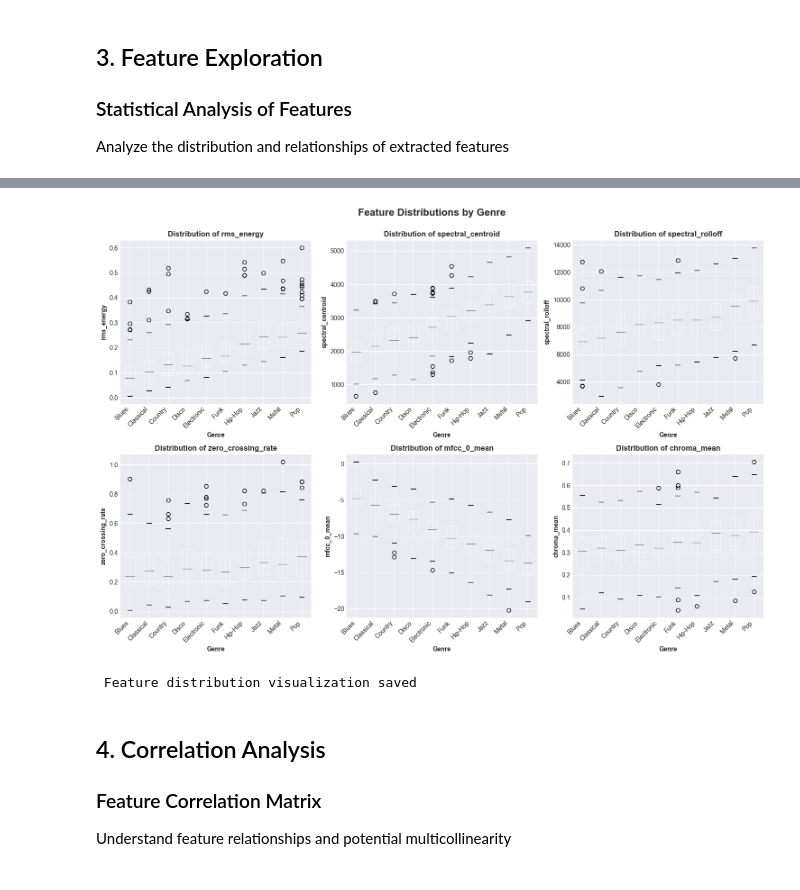
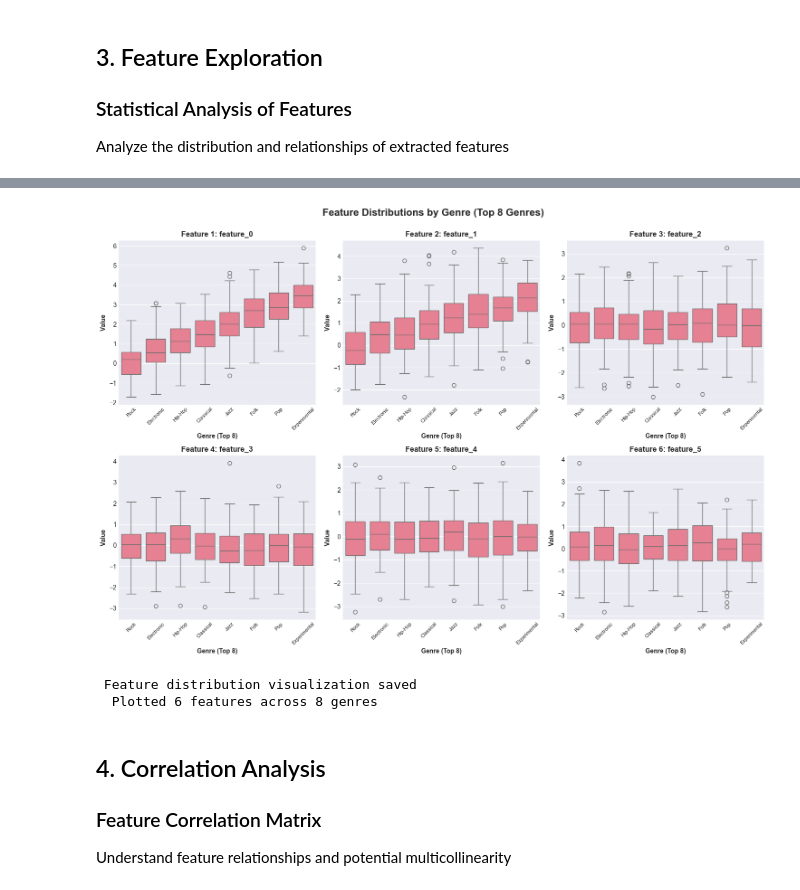
Before and after one commit to JMaestasMSU/Music_Feature_Analysis, a Jupyter notebook: notebooks/01_EDA.ipynb, the cells around one changed output, grey strips where cells are left out. Cells and saved outputs as stored; diff of their text form; code cells hidden in the pictures.

```diff
--- a/notebooks/01_EDA.ipynb
+++ b/notebooks/01_EDA.ipynb
@@ -339,29 +396,85 @@ Pop         0.398  0.105  0.125  0.705
 # %%
 # Visualize feature distributions by genre
+# Handle multi-level columns
+if isinstance(df.columns, pd.MultiIndex):
+    # Use flattened dataframe from Cell 7
+    df_viz_source = df_flat
+    # Use the feature_cols already defined in Cell 7
+else:
+    df_viz_source = df
+    # Define feature_cols if not already defined
+    if 'feature_cols' not in locals():
+        if 'rms_energy' in df.columns:
+            feature_cols = ['rms_energy', 'spectral_centroid', 'spectral_rolloff',
+                            'zero_crossing_rate', 'mfcc_0_mean', 'chroma_mean']
+        else:
+            numeric_cols = [col for col in df.columns if col not in ['genre', 'genre_idx']]
+            feature_cols = numeric_cols[:6]
+
+# Visualize feature distributions by genre
+# Handle multi-level columns
+if isinstance(df.columns, pd.MultiIndex):
+    df_viz_source = df_flat
+else:
+    df_viz_source = df
+    if 'feature_cols' not in locals():
+        if 'rms_energy' in df.columns:
+            feature_cols = ['rms_energy', 'spectral_centroid', 'spectral_rolloff',
+                            'zero_crossing_rate', 'mfcc_0_mean', 'chroma_mean']
+        else:
+            numeric_cols = [col for col in df.columns if col not in ['genre', 'genre_idx']]
+            feature_cols = numeric_cols[:6]
+
+# Use first 6 features for visualization
+viz_features = feature_cols[:6]
+
+# Sample genres if too many
+genres_to_plot = df_viz_source['genre'].value_counts().head(8).index.tolist()
+df_viz = df_viz_source[df_viz_source['genre'].isin(genres_to_plot)]
+
 fig, axes = plt.subplots(2, 3, figsize=(15, 10))
 axes = axes.flatten()
 
-for idx, feature in enumerate(feature_cols):
+for idx, feature in enumerate(viz_features):
     ax = axes[idx]
 
-    # Box plot
-    df.boxplot(column=feature, by='genre', ax=ax)
-    ax.set_title(f'Distribution of {feature}', fontweight='bold')
-    ax.set_xlabel('Genre', fontweight='bold')
-    ax.set_ylabel(feature, fontweight='bold')
-    ax.tick_params(axis='x', rotation=45)
-    plt.sca(ax)
-    plt.xticks(rotation=45, ha='right')
+    try:
+        # Ensure feature data is 1-dimensional
+        feature_data = df_viz[feature]
+        if hasattr(feature_data, 'ndim') and feature_data.ndim > 1:
+            feature_data = feature_data.iloc[:, 0]  # Take first column if multi-dimensional
 
-plt.suptitle('Feature Distributions by Genre', fontsize=16, fontweight='bold', y=1.00)
+        # Create temporary dataframe with flattened data
+        plot_df = pd.DataFrame({
+            'genre': df_viz['genre'],
+            'value': feature_data
+        })
+
+        sns.boxplot(data=plot_df, x='genre', y='value', ax=ax)
+
+        feature_name = str(feature)[:20] + '...' if len(str(feature)) > 20 else str(feature)
+        ax.set_title(f'Feature {idx+1}: {feature_name}', fontweight='bold')
+        ax.set_xlabel('Genre (Top 8)', fontweight='bold')
+        ax.set_ylabel('Value', fontweight='bold')
+        ax.tick_params(axis='x', rotation=45, labelsize=8)
+
+    except Exception as e:
+        ax.text(0.5, 0.5, f'Error: {str(e)[:50]}',
+                ha='center', va='center', wrap=True)
+        ax.set_title(f'Feature {idx+1} (Error)', fontweight='bold')
+
+plt.suptitle('Feature Distributions by Genre (Top 8 Genres)',
+             fontsize=16, fontweight='bold', y=1.00)
 plt.tight_layout()
 plt.savefig('../presentation/figures/02_feature_distributions.png', dpi=300, bbox_inches='tight')
 plt.show()
 
 print(" Feature distribution visualization saved")
+print(f"  Plotted {len(viz_features)} features across {len(genres_to_plot)} genres")
 # %% [output]
-[figure, old version]
+[figure, new version]
  Feature distribution visualization saved
+  Plotted 6 features across 8 genres
 # %% [markdown]
 ## 4. Correlation Analysis
 
```
Also changed, not shown: parts of 11 cells of this notebook, 14 other files.
